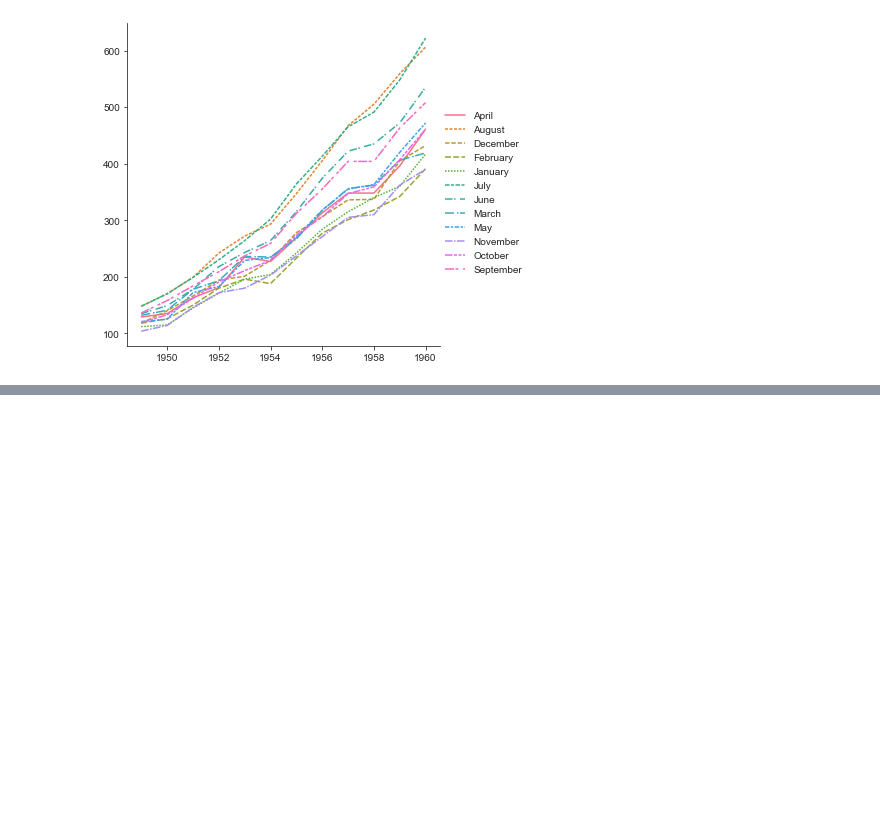
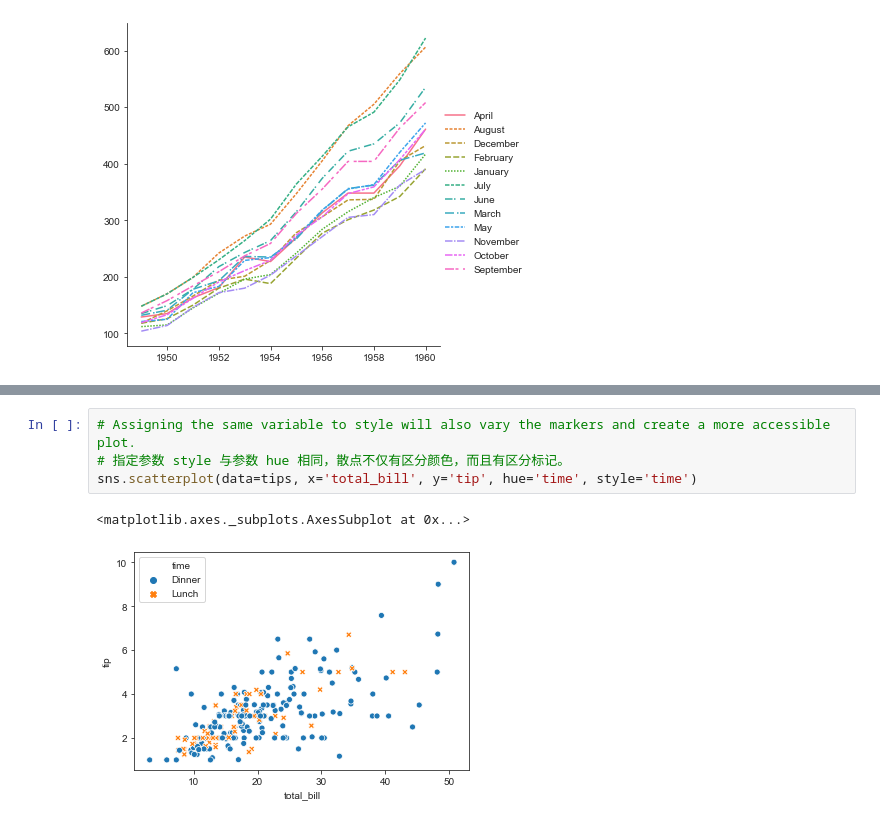
Before and after one commit to Crystal-girl/learning-seaborn, a Jupyter notebook: API Learning.ipynb, the cells around one changed output, grey strips where cells are left out. Saved outputs shown, nothing was run; the diff lists cells and outputs as text; blank space fills up the shorter version.

```diff
--- a/API Learning.ipynb
+++ b/API Learning.ipynb
@@ -254,0 +275,7 @@ sns.relplot(data=flights_wide, dashes=dashes, kind='line') # 针对参考代码
+# %%
+# Assigning the same variable to style will also vary the markers and create a more accessible plot.
+# 指定参数 style 与参数 hue 相同，散点不仅有区分颜色，而且有区分标记。
+sns.scatterplot(data=tips, x='total_bill', y='tip', hue='time', style='time')
+# %% [output]
+<matplotlib.axes._subplots.AxesSubplot at 0x...>
+[figure, added]
```
Also changed, not shown: parts of 17 cells of this notebook.
